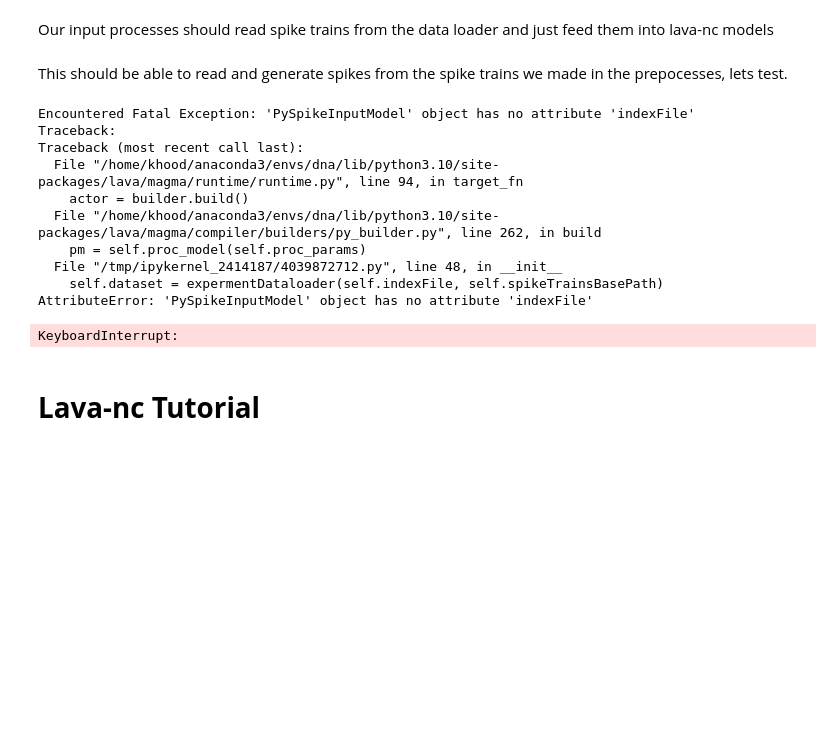
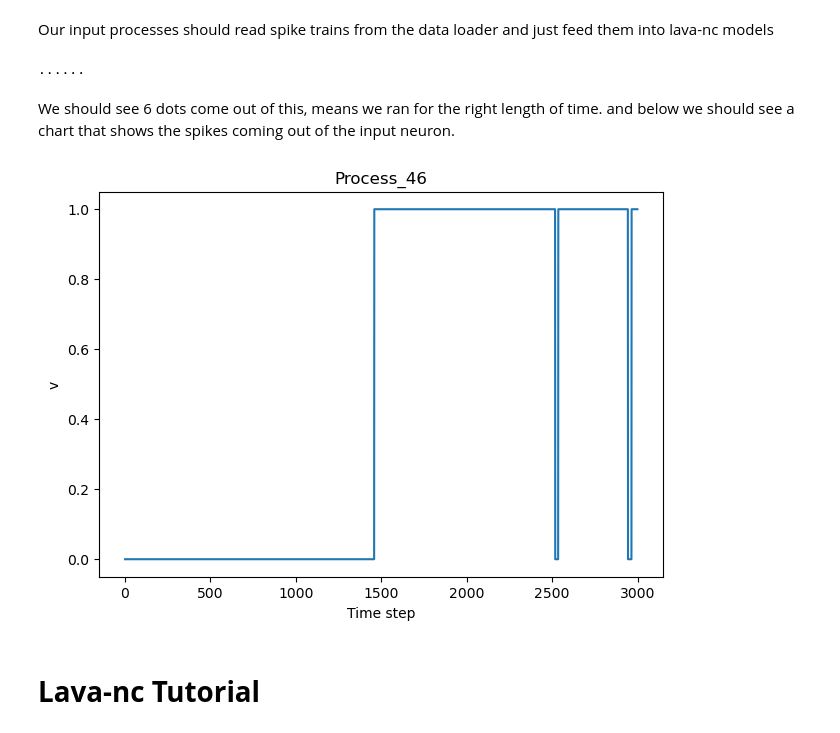
Before and after one commit to khood5/SNN-DNA-project, a Jupyter notebook: LavaTutorial.ipynb, the cells around one changed output. Cells and saved outputs as stored; diff of their text form; code cells hidden in the pictures; blank space fills up the shorter version.

Commit message:
got input spike process working

```diff
--- a/LavaTutorial.ipynb
+++ b/LavaTutorial.ipynb
@@ -96,8 +96,7 @@ class expermentDataloader:
     def __getitem__(self, index):
         CSVlines = pd.read_csv(os.path.join(self.root_dir,self.spikeTrains[index])).to_numpy()
         eventClass = self.expermentClasses[index]
-        events = np.zeros(len(CSVlines), dtype=int)
-        return events, eventClass
+        return np.array(list(CSVlines.flatten())), int(eventClass)
 
     def __len__(self):
         return len(self.expermentSikeTrainsIndex)
@@ -141,8 +142,6 @@ class SpikeInput(AbstractProcess):
     def __init__(self,
                  vth: int,
                  num_spike_trains: ty.Optional[int], # no defulte depends on input experment setting (i.e. 5mm, 3mm etc)
-                 indexFile: str,  # path to index file for spike trains
-                 spikeTrainsBasePath: str, # path to directory with spike trains
                  spike_train_length: ty.Optional[int] = 3000 # Number of steps recorded every 0.05 secs
                  ):
         super().__init__()
@@ -151,12 +150,10 @@ class SpikeInput(AbstractProcess):
         self.label_out = OutPort(shape=(1,))  # Ground truth labels to OutputProc
         self.num_spike_trains = Var(shape=(1,), init=num_spike_trains)
         self.spike_train_length = Var(shape=(1,), init=spike_train_length)
-        self.input_spike_train = Var(shape=(1,))
+        self.input_spike_train = Var(shape=(spike_train_length,))
         self.ground_truth_label = Var(shape=(1,))
         self.v = Var(shape=(1,), init=0)
         self.vth = Var(shape=(1,), init=vth)
-        self.indexFile = indexFile
-        self.spikeTrainsBasePath = spikeTrainsBasePath
 
 @implements(proc=SpikeInput, protocol=LoihiProtocol)
 @requires(CPU)
@@ -180,7 +177,6 @@ class PySpikeInputModel(PyLoihiProcessModel):
 
     def __init__(self, proc_params):
         super().__init__(proc_params=proc_params)
-        self.dataset = expermentDataloader(self.indexFile, self.spikeTrainsBasePath)
         self.curr_spike_train_id = 0
 
     def post_guard(self):
@@ -195,9 +191,8 @@ class PySpikeInputModel(PyLoihiProcessModel):
         """Post-Management phase: executed only when guard function above
         returns True.
         """
-        spikeTrain = self.dataset[self.curr_spike_train_id][0]
-        self.ground_truth_label = self.dataset[self.curr_spike_train_id][1]
-        self.input_spike_train = input_spike_train.astype(np.int32) - 127
+        self.ground_truth_label = trainingData[self.curr_spike_train_id][1]
+        self.input_spike_train = trainingData[self.curr_spike_train_id][0].astype(np.int32)
         self.v = np.zeros(self.v.shape)
         self.label_out.send(np.array([self.ground_truth_label]))
         self.curr_spike_train_id += 1
@@ -205,12 +200,13 @@ class PySpikeInputModel(PyLoihiProcessModel):
     def run_spk(self):
         """Spiking phase: executed unconditionally at every time-step
         """
-        self.v[:] = self.v + self.input_img
+        if self.time_step % 500 == 0:
+            print('.',end="")
+        spike, self.input_spike_train = self.input_spike_train[0], self.input_spike_train[1:]
+        self.v[:] = self.v + spike
         s_out = self.v > self.vth
         self.v[s_out] = 0  # reset voltage to 0 after a spike
         self.spikes_out.send(s_out)
-# %% [markdown]
-This should be able to read and generate spikes from the spike trains we made in the prepocesses, lets test.
 # %%
 from lava.proc.monitor.process import Monitor
 from lava.magma.core.run_conditions import RunSteps, RunContinuous
@@ -228,30 +224,32 @@ run_condition = RunSteps(num_steps=num_steps)
 #            name="lif1")
 
 spike_input = SpikeInput(vth=1,
-                         num_spike_trains=len(trainingData),
-                         indexFile=indexFile5mm,
-                         spikeTrainsBasePath=PathTo5mmSpikeTrains,
-                         spike_train_length=num_steps)
+                         num_spike_trains=len(trainingData))
 
-monitor_lif1 = Monitor()
-monitor_lif1.probe(spike_input.v, num_steps)
+monitor_input = Monitor()
+monitor_input.probe(spike_input.v, num_steps)
 # %%
 from lava.magma.core.run_configs import Loihi1SimCfg
 
 run_cfg = Loihi1SimCfg(select_tag="floating_pt")
 spike_input.run(condition=run_condition, run_cfg=run_cfg)
 # %% [output]
-Encountered Fatal Exception: 'PySpikeInputModel' object has no attribute 'indexFile'
-Traceback:
-Traceback (most recent call last):
-  File "/home/khood/anaconda3/envs/dna/lib/python3.10/site-packages/lava/magma/runtime/runtime.py", line 94, in target_fn
-    actor = builder.build()
-  File "/home/khood/anaconda3/envs/dna/lib/python3.10/site-packages/lava/magma/compiler/builders/py_builder.py", line 262, in build
-    pm = self.proc_model(self.proc_params)
-  File "/tmp/ipykernel_2414187/4039872712.py", line 48, in __init__
-    self.dataset = expermentDataloader(self.indexFile, self.spikeTrainsBasePath)
-AttributeError: 'PySpikeInputModel' object has no attribute 'indexFile'
+......
-KeyboardInterrupt:
+# %% [markdown]
+We should see 6 dots come out of this, means we ran for the right length of time. and below we should see a chart that shows the spikes coming out of the input neuron.
+# %%
+import matplotlib
+%matplotlib inline
+from matplotlib import pyplot as plt
+
+# Create a subplot for each monitor
+fig = plt.figure(figsize=(16, 5))
+ax0 = fig.add_subplot(121)
+
+# Plot the recorded data
+monitor_input.plot(ax0, spike_input.v)
+# %% [output]
+[figure, added]
 # %% [markdown]
 # <b>Lava-nc Tutorial</b>
 # %% [markdown]
```
Also changed, not shown: parts of 6 cells of this notebook, 1 other file.
